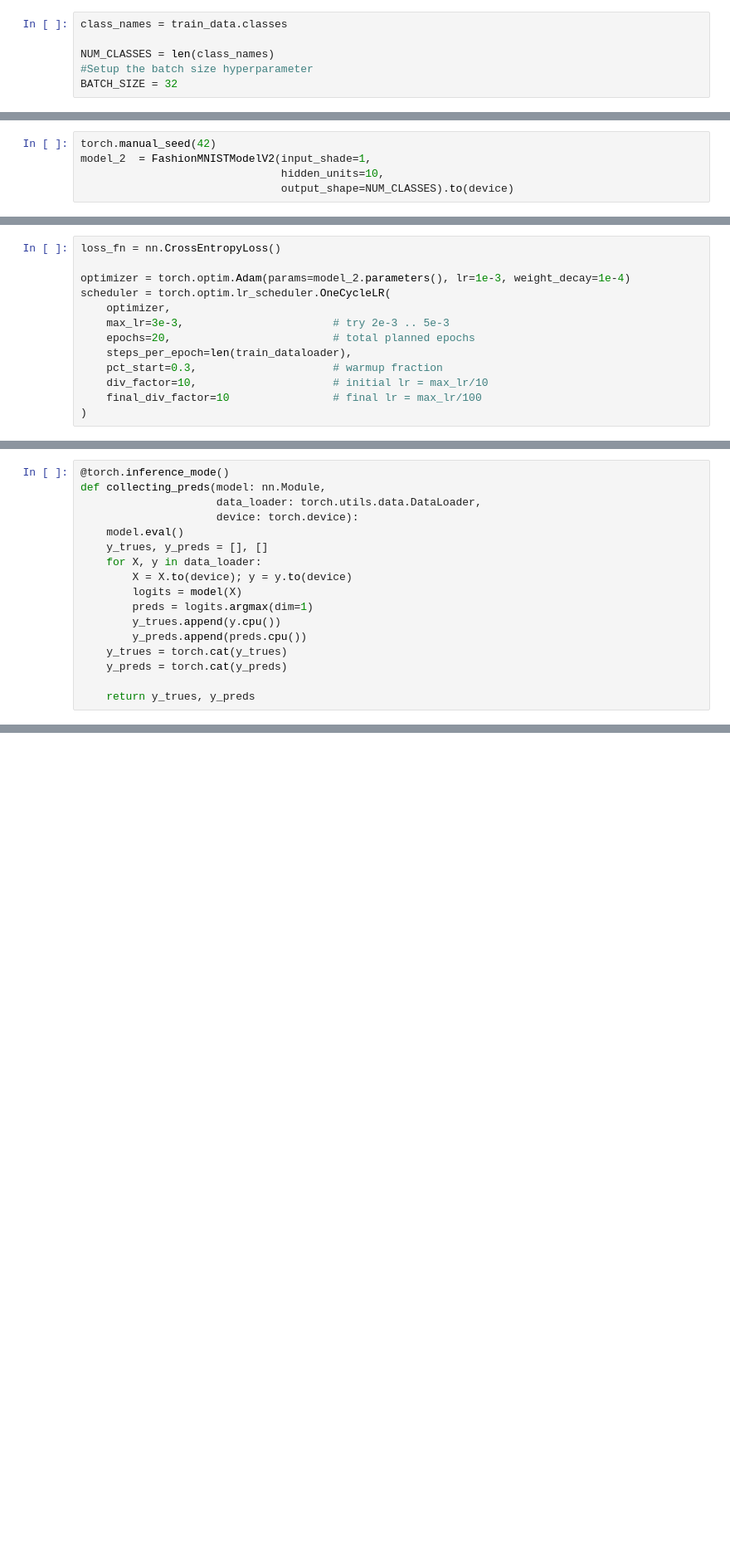
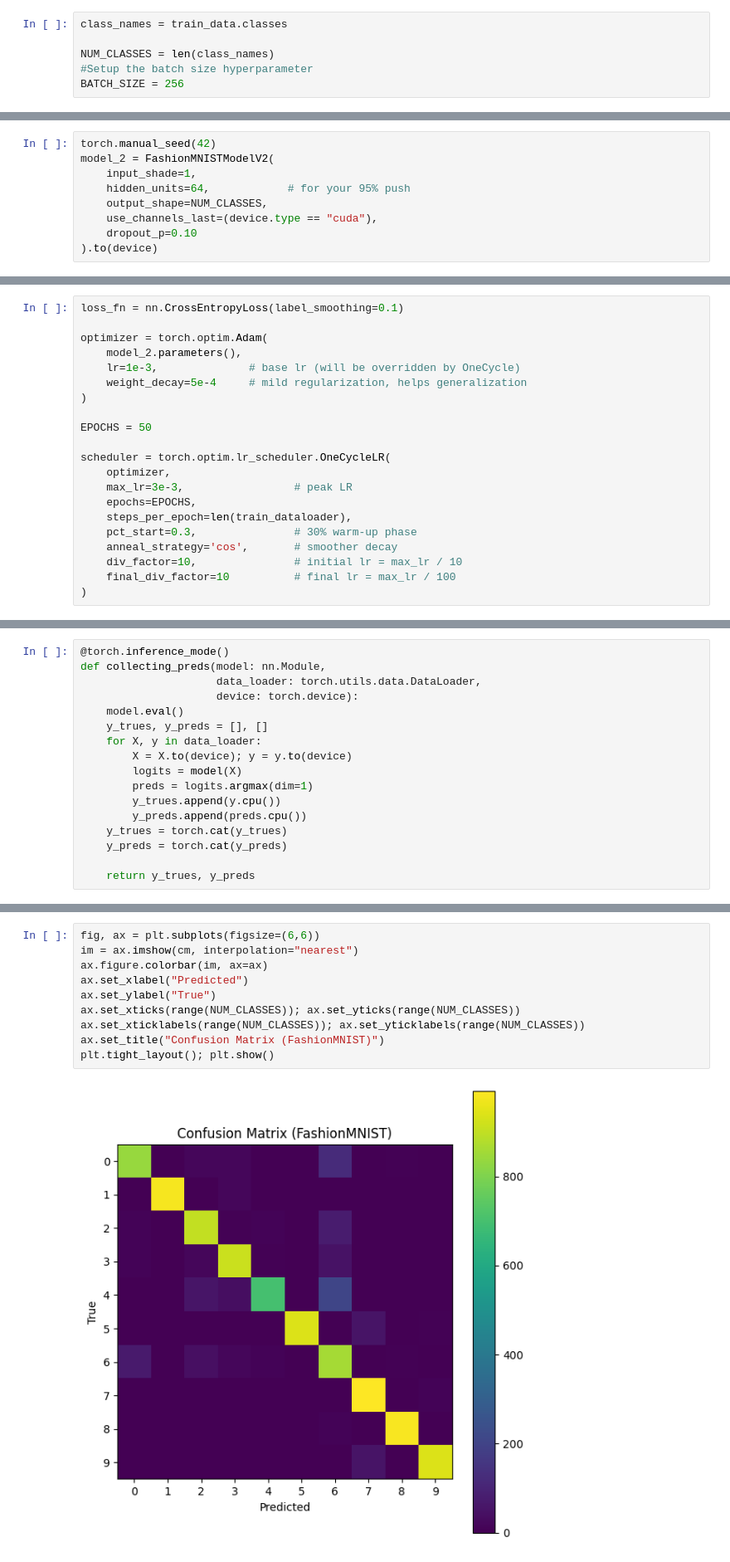
Before and after one commit to Alksalt/skill-builder-process, a Jupyter notebook: ml_basics/notebooks/DL/03_pytorch_cnn_part2.ipynb, the cells around one changed output, grey strips where cells are left out. Shown: that part at 83% size. Cells and saved outputs as stored; diff of their text form; blank space fills up the shorter version.

```diff
--- a/ml_basics/notebooks/DL/03_pytorch_cnn_part2.ipynb
+++ b/ml_basics/notebooks/DL/03_pytorch_cnn_part2.ipynb
@@ -50,4 +68,4 @@ class_names = train_data.classes
 
 NUM_CLASSES = len(class_names)
 #Setup the batch size hyperparameter
-BATCH_SIZE = 32
+BATCH_SIZE = 256
@@ -210,5 +407,9 @@ class FashionMNISTModelV2(nn.Module):
 # %%
 torch.manual_seed(42)
-model_2  = FashionMNISTModelV2(input_shade=1,
-                               hidden_units=10,
-                               output_shape=NUM_CLASSES).to(device)
+model_2 = FashionMNISTModelV2(
+    input_shade=1,
+    hidden_units=64,            # for your 95% push
+    output_shape=NUM_CLASSES,
+    use_channels_last=(device.type == "cuda"),
+    dropout_p=0.10
+).to(device)
@@ -215,15 +420,23 @@ model_2  = FashionMNISTModelV2(input_shade=1,
 # %%
-loss_fn = nn.CrossEntropyLoss()
+loss_fn = nn.CrossEntropyLoss(label_smoothing=0.1)
 
-optimizer = torch.optim.Adam(params=model_2.parameters(), lr=1e-3, weight_decay=1e-4)
+optimizer = torch.optim.Adam(
+    model_2.parameters(),
+    lr=1e-3,              # base lr (will be overridden by OneCycle)
+    weight_decay=5e-4     # mild regularization, helps generalization
+)
+
+EPOCHS = 50
+
 scheduler = torch.optim.lr_scheduler.OneCycleLR(
     optimizer,
-    max_lr=3e-3,                       # try 2e-3 .. 5e-3
-    epochs=20,                         # total planned epochs
+    max_lr=3e-3,                 # peak LR
+    epochs=EPOCHS,
     steps_per_epoch=len(train_dataloader),
-    pct_start=0.3,                     # warmup fraction
-    div_factor=10,                     # initial lr = max_lr/10
-    final_div_factor=10                # final lr = max_lr/100
+    pct_start=0.3,               # 30% warm-up phase
+    anneal_strategy='cos',       # smoother decay
+    div_factor=10,               # initial lr = max_lr / 10
+    final_div_factor=10          # final lr = max_lr / 100
 )
 # %%
 def train_test_loop(history: list,
@@ -425,0 +662,12 @@ weighted avg      0.891     0.891     0.891     10000
+# %%
+fig, ax = plt.subplots(figsize=(6,6))
+im = ax.imshow(cm, interpolation="nearest")
+ax.figure.colorbar(im, ax=ax)
+ax.set_xlabel("Predicted")
+ax.set_ylabel("True")
+ax.set_xticks(range(NUM_CLASSES)); ax.set_yticks(range(NUM_CLASSES))
+ax.set_xticklabels(range(NUM_CLASSES)); ax.set_yticklabels(range(NUM_CLASSES))
+ax.set_title("Confusion Matrix (FashionMNIST)")
+plt.tight_layout(); plt.show()
+# %% [output]
+[figure, added]
```
Also changed, not shown: parts of 20 cells of this notebook, 16 other files.
